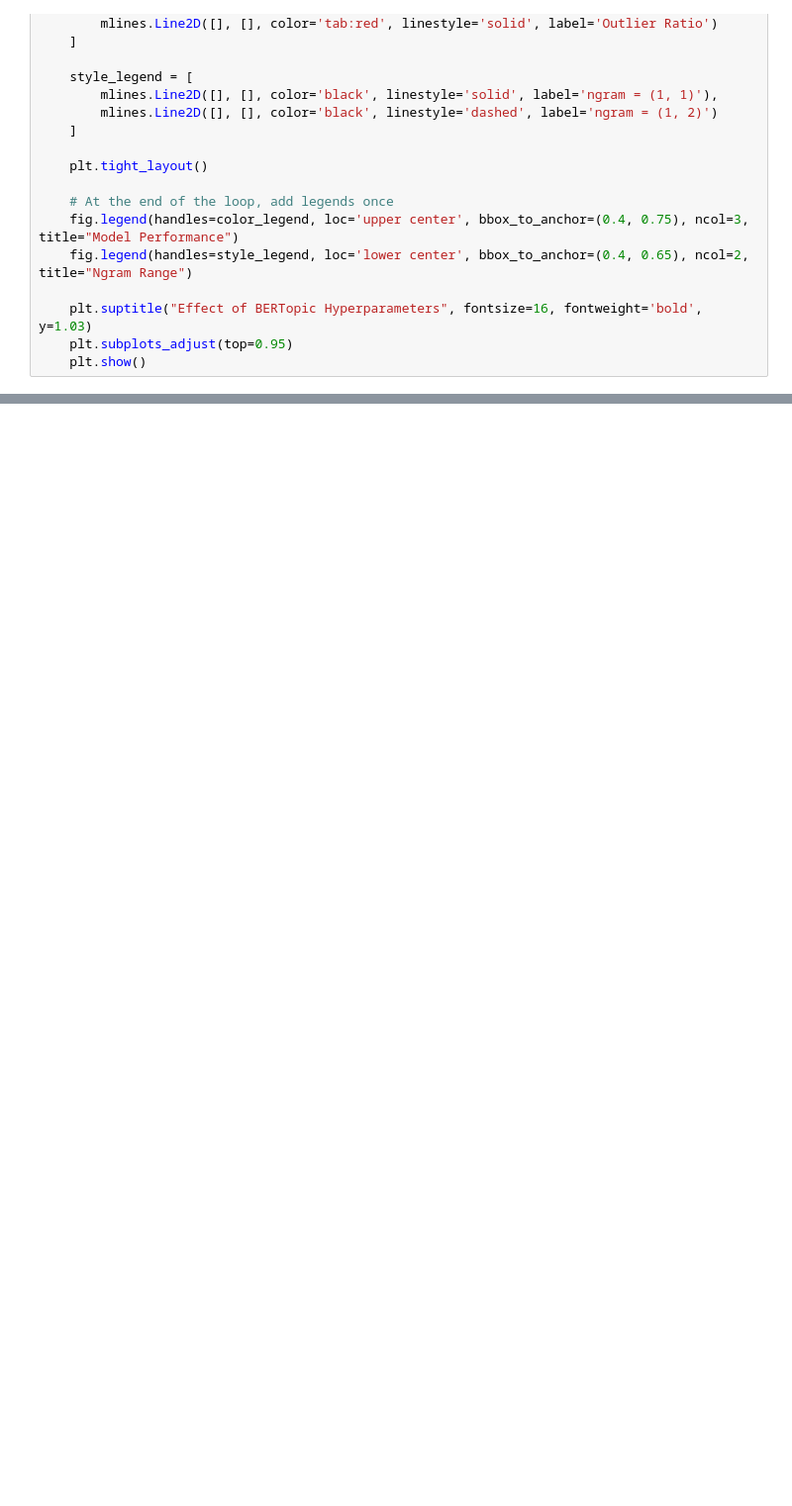
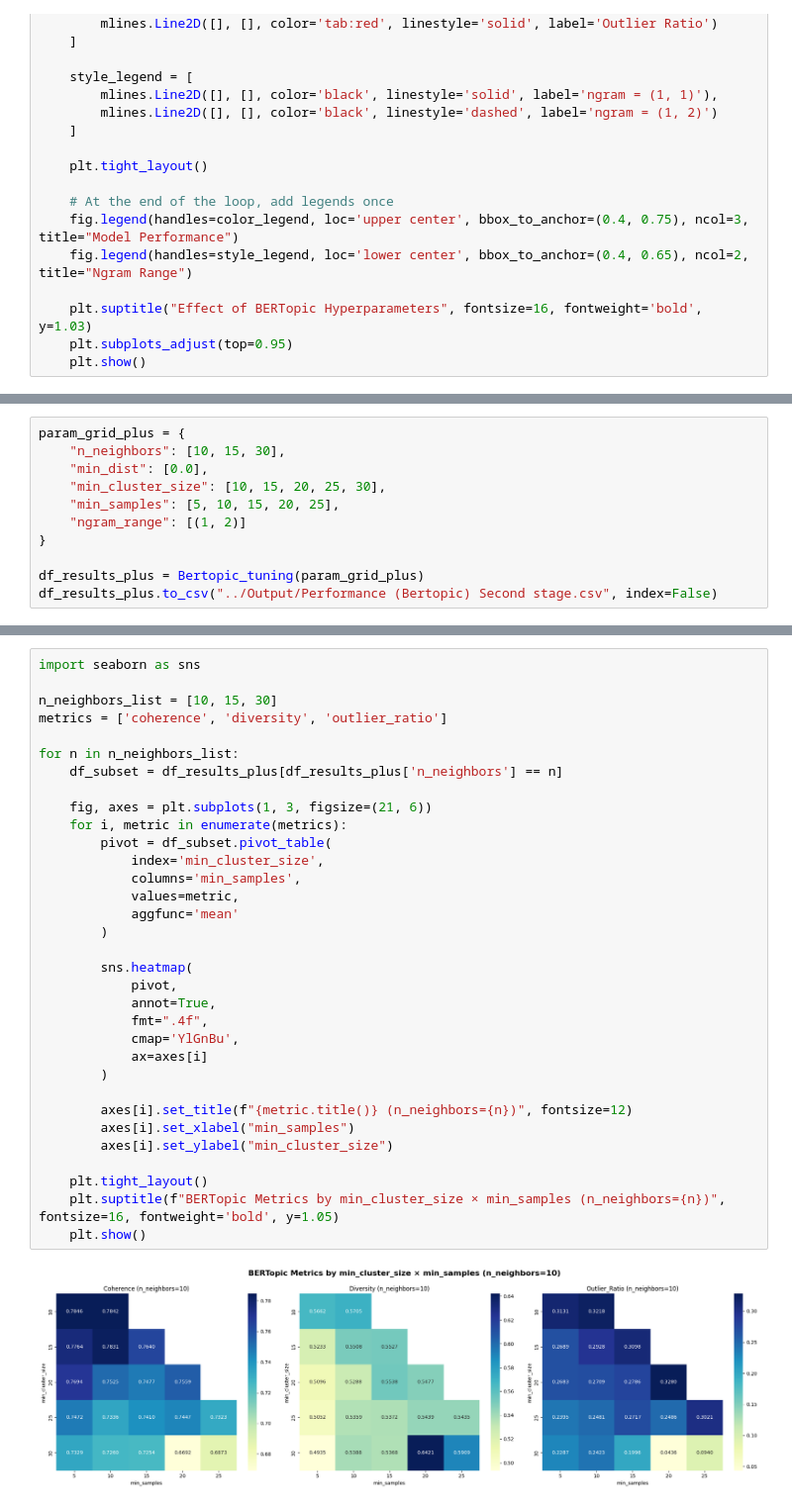
Before and after one commit to wbwhaha/NLP_Gentrification_London_Prediction, a Jupyter notebook: Code/5_2_Bertopic Hyperparameter Tuning.ipynb, the cells around one changed output, grey strips where cells are left out. Shown at 99% size. Cells and saved outputs as stored; diff of their text form; blank space fills up the shorter version.

Commit message:
update tuning result and retrain the model

```diff
--- a/Code/5_2_Bertopic Hyperparameter Tuning.ipynb
+++ b/Code/5_2_Bertopic Hyperparameter Tuning.ipynb
@@ -313,0 +321,11 @@ plot_all_hyperparams(df_results)
+# %%
+param_grid_plus = {
+    "n_neighbors": [10, 15, 30],
+    "min_dist": [0.0],
+    "min_cluster_size": [10, 15, 20, 25, 30],
+    "min_samples": [5, 10, 15, 20, 25],
+    "ngram_range": [(1, 2)]
+}
+
+df_results_plus = Bertopic_tuning(param_grid_plus)
+df_results_plus.to_csv("../Output/Performance (Bertopic) Second stage.csv", index=False)
@@ -313,0 +350,35 @@ plot_all_hyperparams(df_results)
+# %%
+import seaborn as sns
+
+n_neighbors_list = [10, 15, 30]
+metrics = ['coherence', 'diversity', 'outlier_ratio']
+
+for n in n_neighbors_list:
+    df_subset = df_results_plus[df_results_plus['n_neighbors'] == n]
+
+    fig, axes = plt.subplots(1, 3, figsize=(21, 6))
+    for i, metric in enumerate(metrics):
+        pivot = df_subset.pivot_table(
+            index='min_cluster_size',
+            columns='min_samples',
+            values=metric,
+            aggfunc='mean'
+        )
+
+        sns.heatmap(
+            pivot,
+            annot=True,
+            fmt=".4f",
+            cmap='YlGnBu',
+            ax=axes[i]
+        )
+
+        axes[i].set_title(f"{metric.title()} (n_neighbors={n})", fontsize=12)
+        axes[i].set_xlabel("min_samples")
+        axes[i].set_ylabel("min_cluster_size")
+
+    plt.tight_layout()
+    plt.suptitle(f"BERTopic Metrics by min_cluster_size × min_samples (n_neighbors={n})", fontsize=16, fontweight='bold', y=1.05)
+    plt.show()
+# %% [output]
+[figure, added]
```
Also changed, not shown: parts of 9 cells of this notebook.
